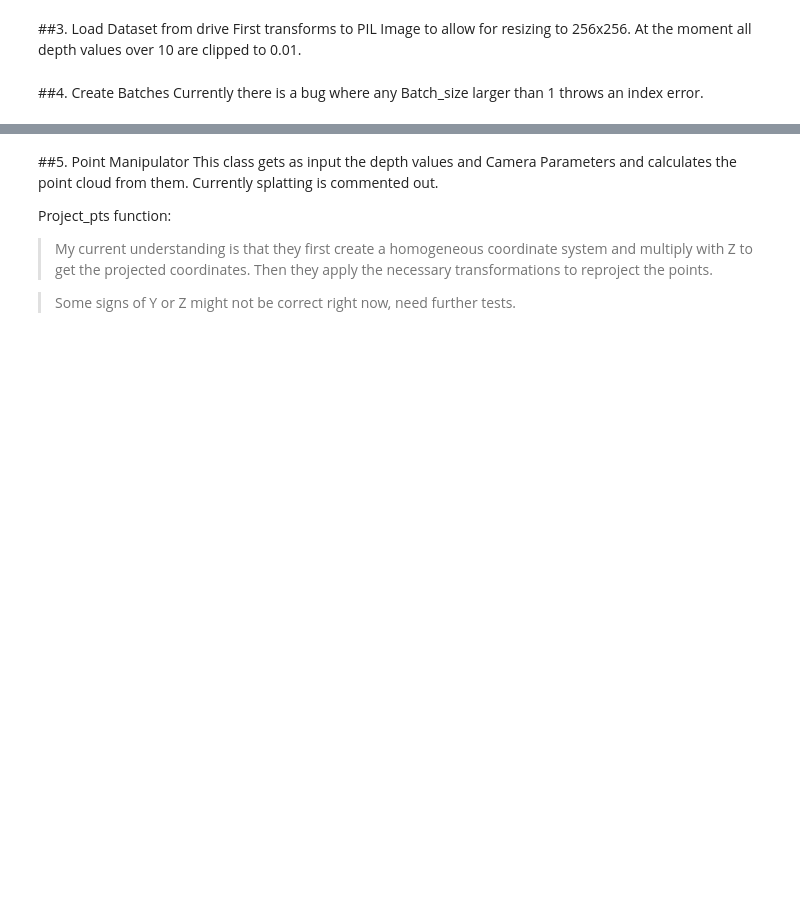
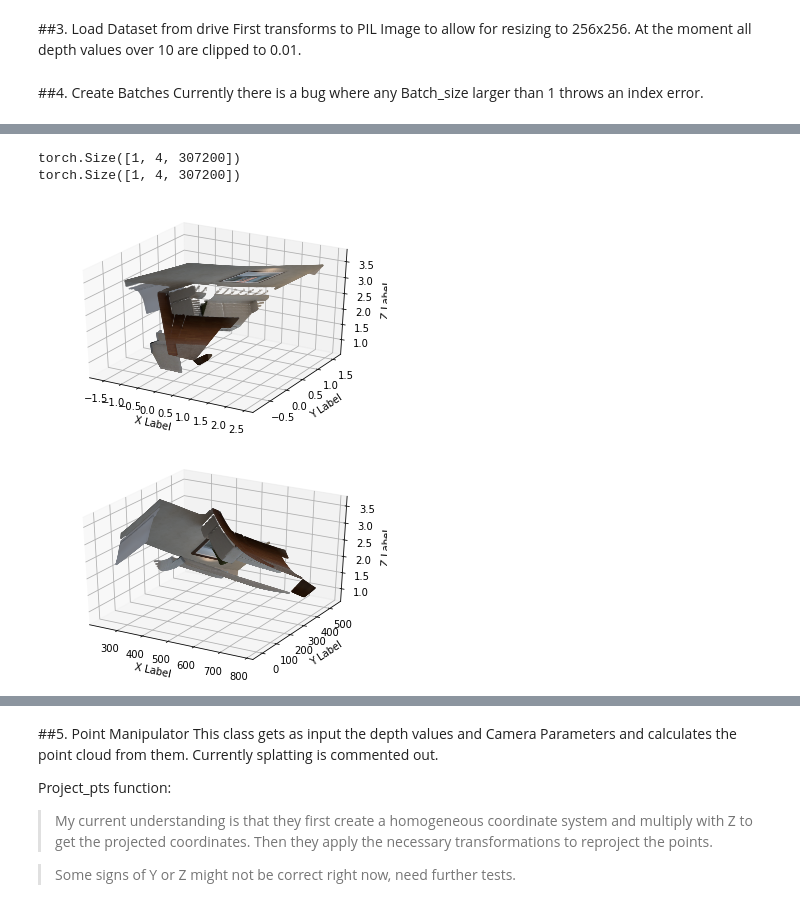
Before and after one commit to lukasHoel/novel-view-synthesis, a Jupyter notebook: notebooks/Point_Manipulation.ipynb, the cells around one changed output, grey strips where cells are left out. Cells and saved outputs as stored; diff of their text form; code cells hidden in the pictures; blank space fills up the shorter version.

```diff
--- a/notebooks/Point_Manipulation.ipynb
+++ b/notebooks/Point_Manipulation.ipynb
@@ -298,0 +364,17 @@ True
+# %%
+# GENERATE POINT CLOUD FROM INPUT IMAGE
+
+#W = item['depth'].shape[-1]
+_, H, W = item['depth'].shape
+depth = item['depth'].view(1, -1)
+K = item['cam']['K'][:3, :3]
+Kinv = item['cam']['Kinv'][:3, :3]
+RT1inv = item['cam']['RT1inv']
+RT2 = item['cam']['RT2']
+
+render_pointclouds(H, W, depth, K, Kinv, RT1inv, RT2, colors=item["image"], prefix="from_input_")
+# %% [output]
+torch.Size([1, 4, 307200])
+torch.Size([1, 4, 307200])
+[figure, added]
+[figure, added]
```
Also changed, not shown: parts of 5 cells of this notebook.
